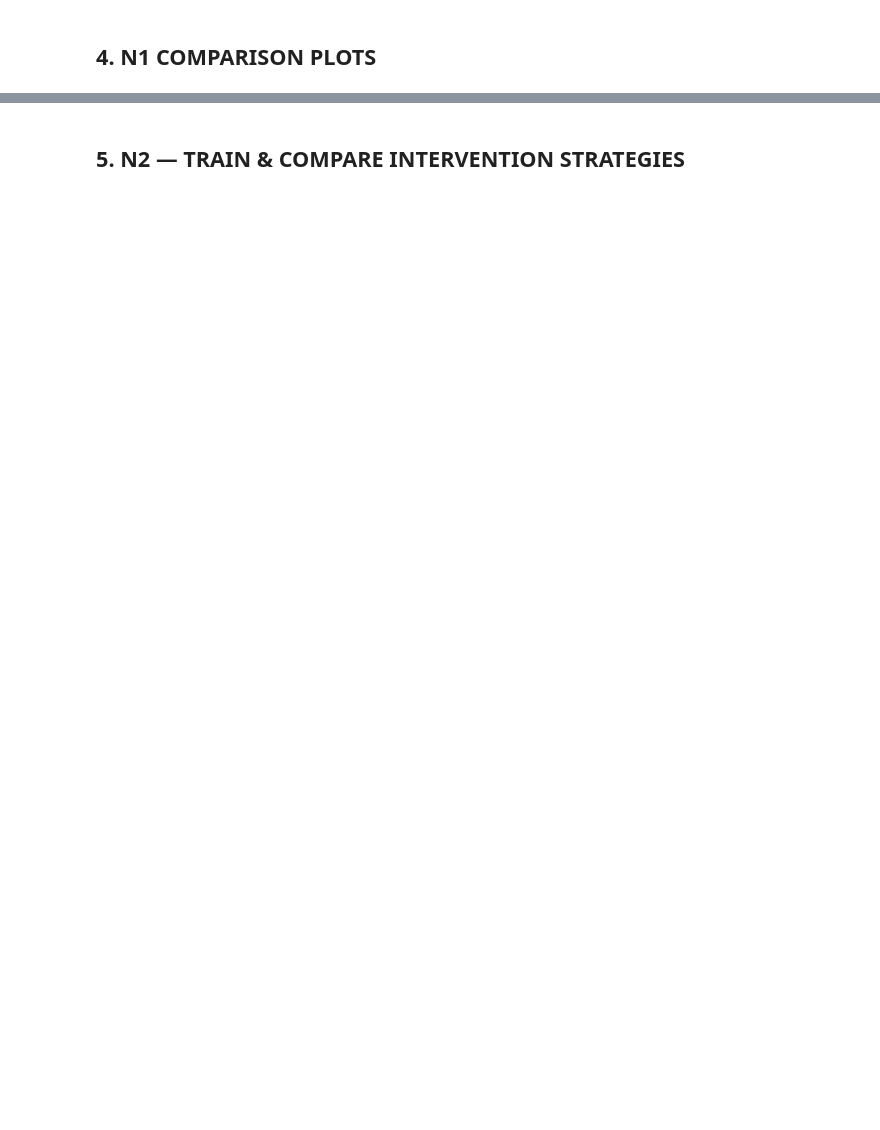
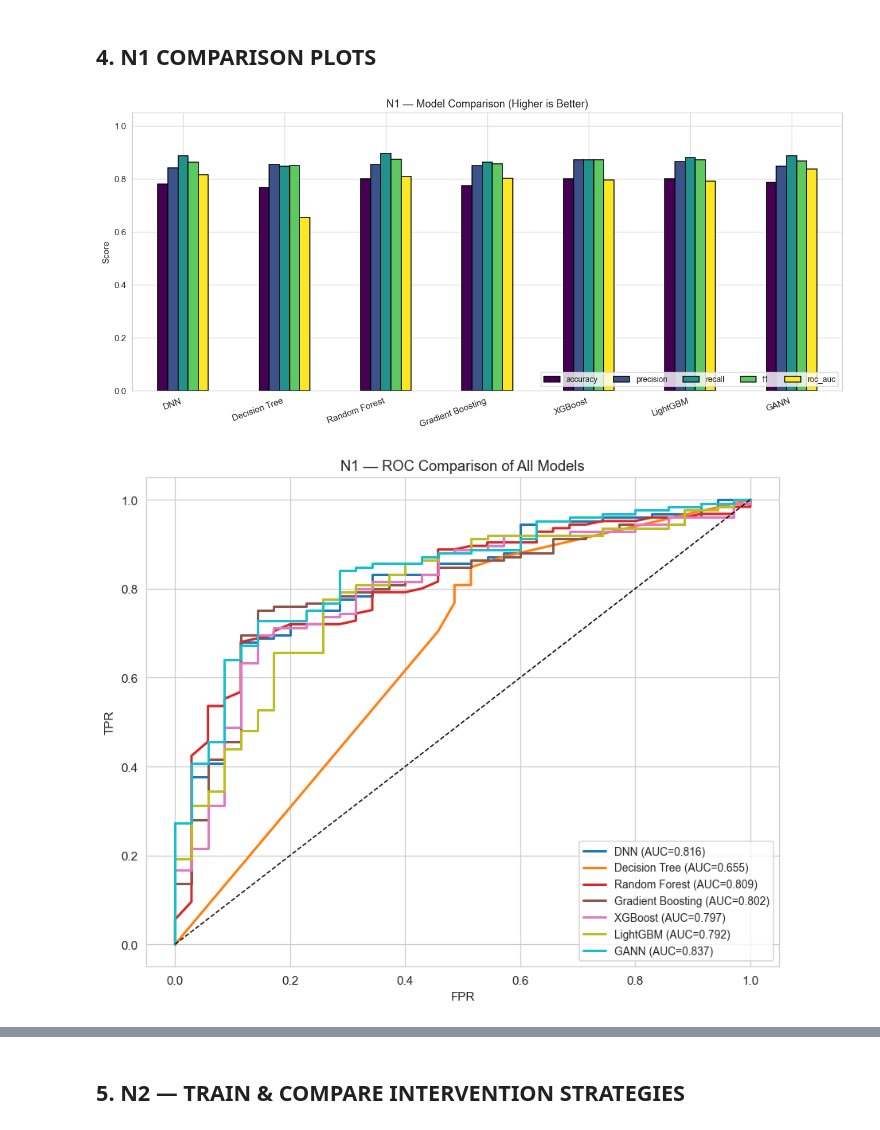
Before and after one commit to udithanayanajith/Nadee, a Jupyter notebook: compare_models.ipynb, the cells around one changed output, grey strips where cells are left out. Saved outputs shown, nothing was run; the diff lists cells and outputs as text; code cells hidden in the pictures; blank space fills up the shorter version.

```diff
--- a/compare_models.ipynb
+++ b/compare_models.ipynb
@@ -203,7 +206,13 @@ def run_gann(X_train, y_train, input_dim, pop_size=8, generations=5):
     plt.title("GANN - Fitness Evolution (Val Accuracy)")
     plt.xlabel("Generation"); plt.ylabel("Best Val Accuracy")
     plt.grid(alpha=0.3)
-    plt.tight_layout(); plt.savefig("plots/gann_fitness_evolution.png"); plt.close()
+    plt.tight_layout()
+    gann_plot_path = os.path.join("plots", "gann_fitness_evolution.png")
+    os.makedirs(os.path.dirname(gann_plot_path), exist_ok=True)
+    plt.savefig(gann_plot_path, dpi=150, bbox_inches="tight")
+    plt.show()
+    plt.close()
+    print("GANN fitness plot saved to:", os.path.abspath(gann_plot_path))
 
     return final, {"hidden": [h1, h2, 8], "dropout": drop,
                    "lr": lr, "epochs": ep}
@@ -306,33 +330,36 @@ mdf = pd.DataFrame(n1_metrics).T
 fig, ax = plt.subplots(figsize=(12, 5.5))
 mdf.plot(kind="bar", ax=ax, colormap="viridis", edgecolor="black")
 ax.set_title("N1 — Model Comparison (Higher is Better)")
 ax.set_ylabel("Score"); ax.set_ylim(0, 1.05)
 ax.legend(loc="lower right", ncol=5, fontsize=9)
 plt.xticks(rotation=20, ha="right")
-plt.tight_layout(); plt.savefig("plots/model_comparison_n1.png"); plt.close()
+plt.tight_layout(); plt.savefig("plots/model_comparison_n1.png"); plt.show(); plt.close()
 
 # 4.2 ROC curves for all
 plt.figure(figsize=(8, 6.5))
 colors = plt.cm.tab10(np.linspace(0, 1, len(n1_models)))
 for (name, prob), c in zip(n1_probs.items(), colors):
     fpr, tpr, _ = roc_curve(y1_test, prob)
     plt.plot(fpr, tpr, lw=2, color=c,
              label=f"{name} (AUC={auc(fpr, tpr):.3f})")
 plt.plot([0, 1], [0, 1], "k--", lw=1)
 plt.xlabel("FPR"); plt.ylabel("TPR")
 plt.title("N1 — ROC Comparison of All Models")
 plt.legend(loc="lower right", fontsize=9)
-plt.tight_layout(); plt.savefig("plots/roc_comparison_n1.png"); plt.close()
+plt.tight_layout(); plt.savefig("plots/roc_comparison_n1.png"); plt.show(); plt.close()
 
 # 4.3 Confusion matrices — small multiples
 fig, axes = plt.subplots(2, 4, figsize=(16, 8))
 axes = axes.ravel()
 for i, name in enumerate(n1_models):
     cm = confusion_matrix(y1_test, n1_preds[name])
     sns.heatmap(cm, annot=True, fmt="d", cmap="Blues", ax=axes[i],
                 xticklabels=["Late", "OnT"], yticklabels=["Late", "OnT"])
     axes[i].set_title(name)
 for j in range(len(n1_models), len(axes)):
     axes[j].axis("off")
 plt.suptitle("N1 — Confusion Matrices", fontsize=14)
-plt.tight_layout(); plt.savefig("plots/cm_grid_n1.png"); plt.close()
+plt.tight_layout(); plt.savefig("plots/cm_grid_n1.png"); plt.show(); plt.close()
+# %% [output]
+[figure, added]
+[figure, added]
```
Also changed, not shown: parts of 6 cells of this notebook, 6 other files.
